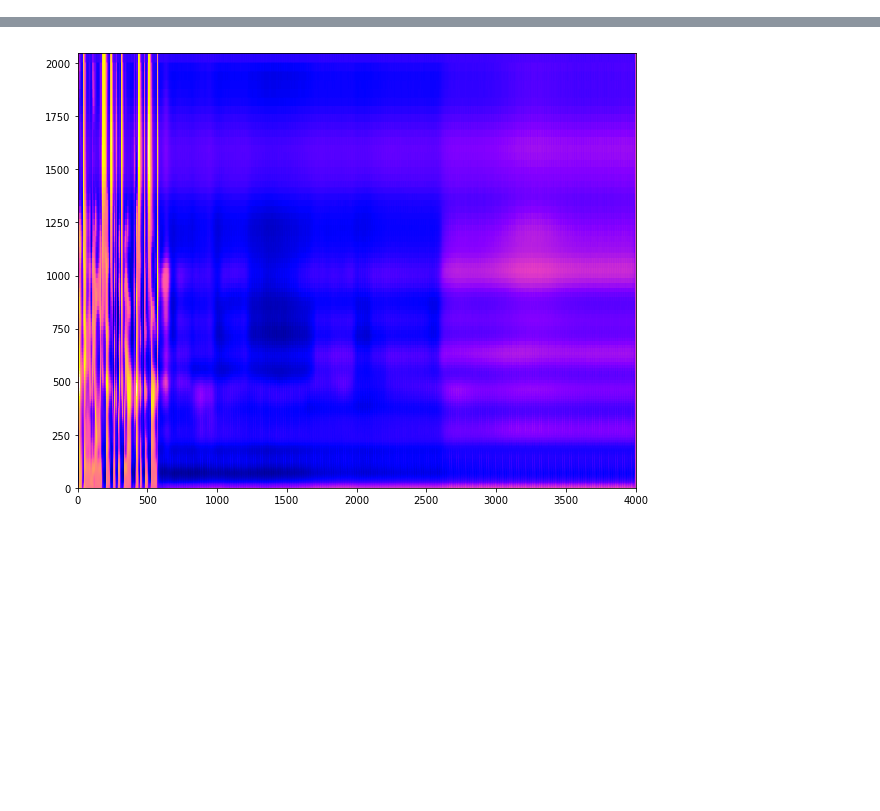
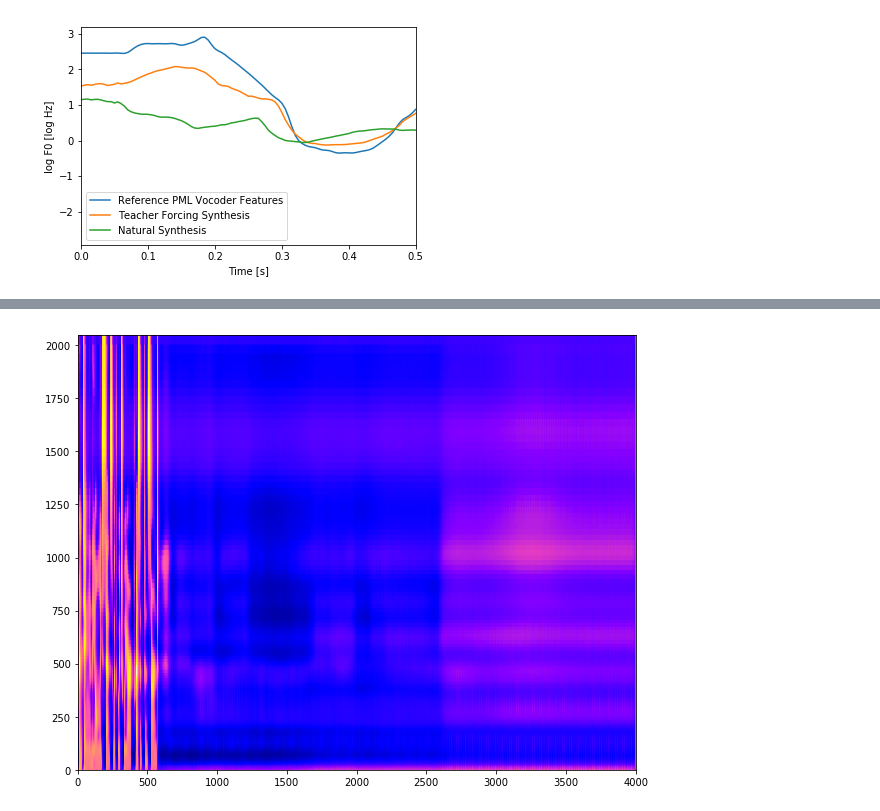
Before and after one commit to qingyundou/tacotron_qdou, a Jupyter notebook: notebooks/InvTrajectories.ipynb, the cells around one changed output, grey strips where cells are left out. Drawn from its saved outputs; the diff is of its cells as text; code cells hidden in the pictures; blank space fills up the shorter version.

```diff
--- a/notebooks/InvTrajectories.ipynb
+++ b/notebooks/InvTrajectories.ipynb
@@ -11,0 +219,14 @@ pml_feat_eal = np.load('/home/josh/tacotron/tacotron_output/eal/pml-ljspeech-000
+# %%
+plt.figure(figsize=SMALL_FIGSIZE)
+plt.plot(ref_time_steps, ref_log_f0)
+plt.plot(time_steps, gta_log_f0)
+plt.plot(time_steps, natural_log_f0)
+# plt.plot(time_steps, eal_log_f0)
+plt.legend(['Reference PML Vocoder Features', 'Teacher Forcing Synthesis', 'Natural Synthesis'])
+plt.xlabel('Time [s]')
+plt.ylabel('log F0 [log Hz]')
+plt.xlim(0.0, 0.5)
+plt.savefig('./InvTrajectories/NaturalCloseUpStart.png', dpi=600)
+plt.show()
+# %% [output]
+[figure, added]
```
Also changed, not shown: parts of 35 cells of this notebook, 34 other files.
